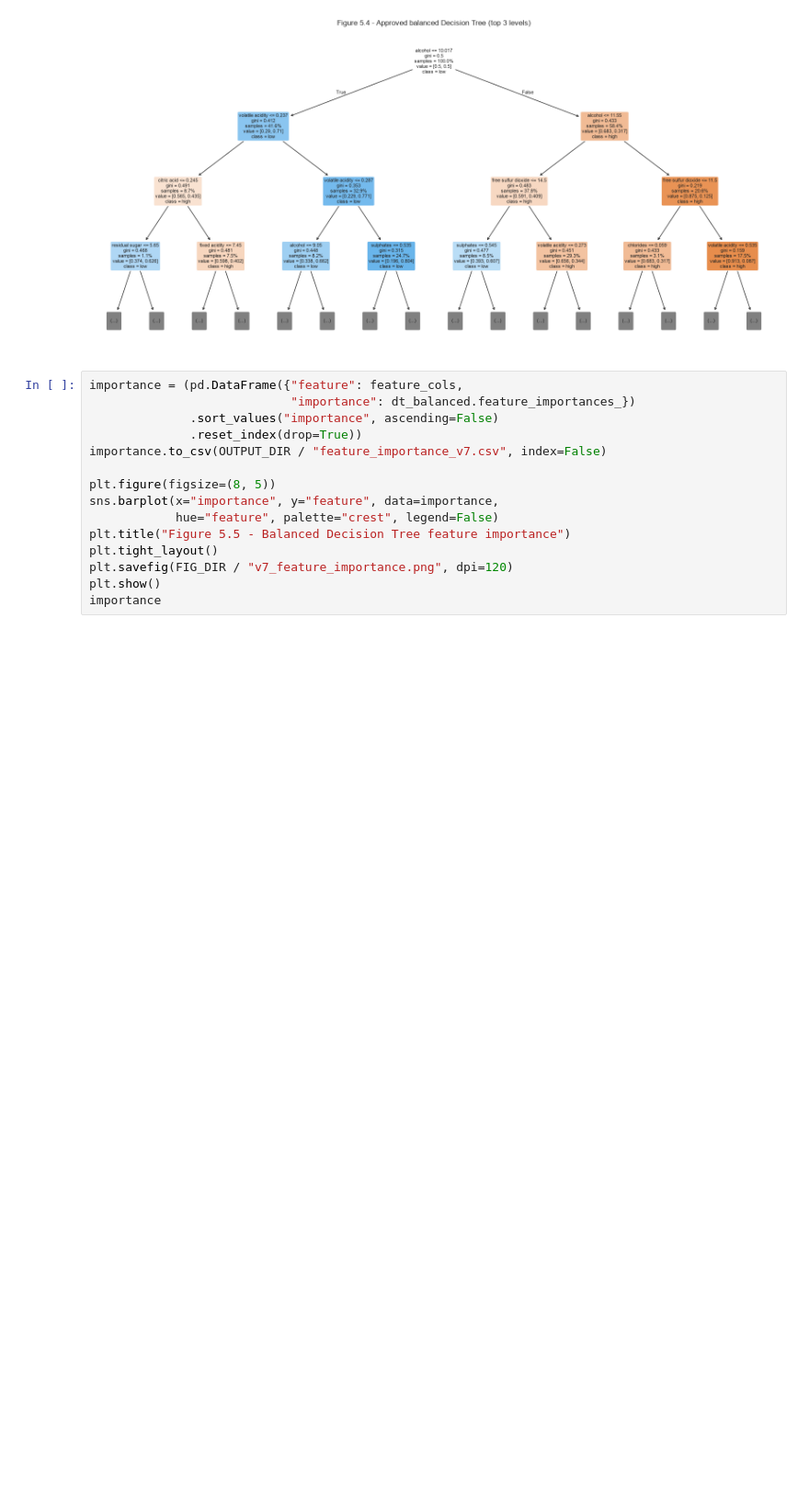
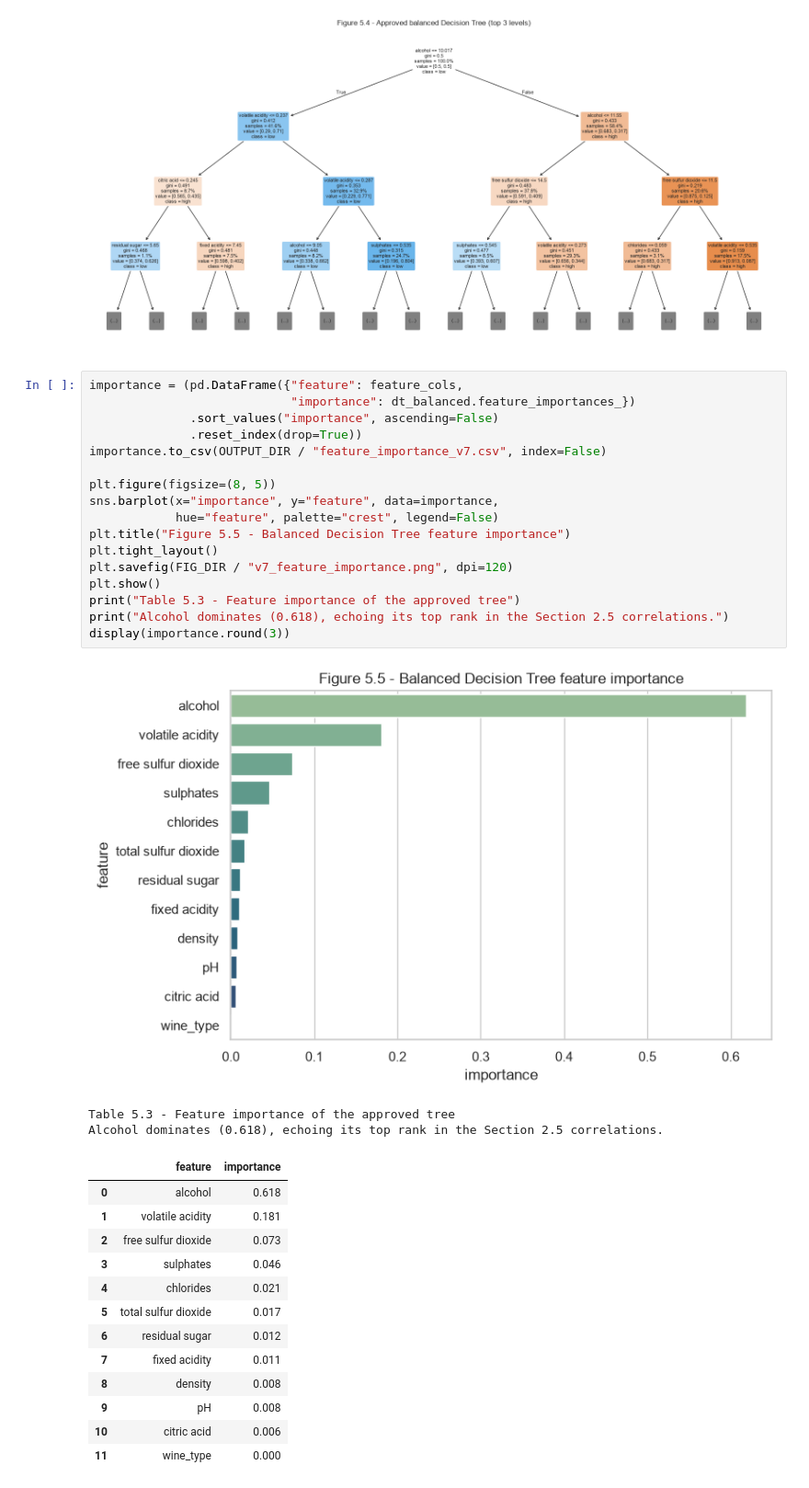
Before and after one commit to lfariabr/masters-swe-ai, a Jupyter notebook: 2026-T2/MLN/assignments/Assessment2/notebook/MLN601FariaLuisBrief2v7.ipynb, the cells around one changed output. Shown at 92% size. Saved outputs shown, nothing was run; the diff lists cells and outputs as text; blank space fills up the shorter version.

```diff
--- a/2026-T2/MLN/assignments/Assessment2/notebook/MLN601FariaLuisBrief2v7.ipynb
+++ b/2026-T2/MLN/assignments/Assessment2/notebook/MLN601FariaLuisBrief2v7.ipynb
@@ -999,15 +999,34 @@ plt.show()
 # %%
 importance = (pd.DataFrame({"feature": feature_cols,
                             "importance": dt_balanced.feature_importances_})
               .sort_values("importance", ascending=False)
               .reset_index(drop=True))
 importance.to_csv(OUTPUT_DIR / "feature_importance_v7.csv", index=False)
 
 plt.figure(figsize=(8, 5))
 sns.barplot(x="importance", y="feature", data=importance,
             hue="feature", palette="crest", legend=False)
 plt.title("Figure 5.5 - Balanced Decision Tree feature importance")
 plt.tight_layout()
 plt.savefig(FIG_DIR / "v7_feature_importance.png", dpi=120)
 plt.show()
-importance
+print("Table 5.3 - Feature importance of the approved tree")
+print("Alcohol dominates (0.618), echoing its top rank in the Section 2.5 correlations.")
+display(importance.round(3))
+# %% [output]
+[figure, added]
+Table 5.3 - Feature importance of the approved tree
+Alcohol dominates (0.618), echoing its top rank in the Section 2.5 correlations.
+|  | feature | importance |
+| 0 | alcohol | 0.618 |
+| 1 | volatile acidity | 0.181 |
+| 2 | free sulfur dioxide | 0.073 |
+| 3 | sulphates | 0.046 |
+| 4 | chlorides | 0.021 |
+| 5 | total sulfur dioxide | 0.017 |
+| 6 | residual sugar | 0.012 |
+| 7 | fixed acidity | 0.011 |
+| 8 | density | 0.008 |
+| 9 | pH | 0.008 |
+| 10 | citric acid | 0.006 |
+| 11 | wine_type | 0.000 |
```
Also changed, not shown: parts of 8 cells of this notebook, 5 other files.
